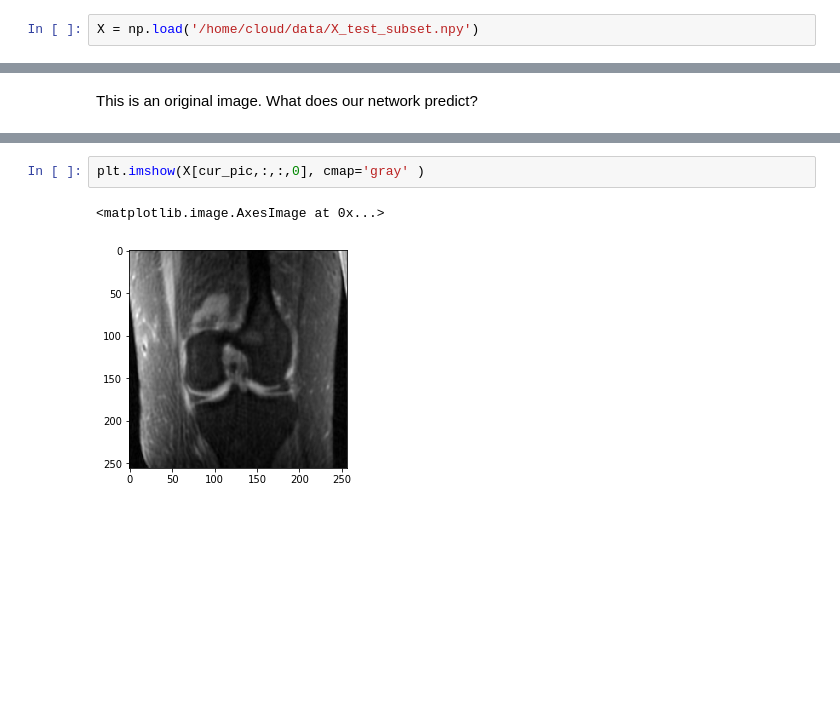
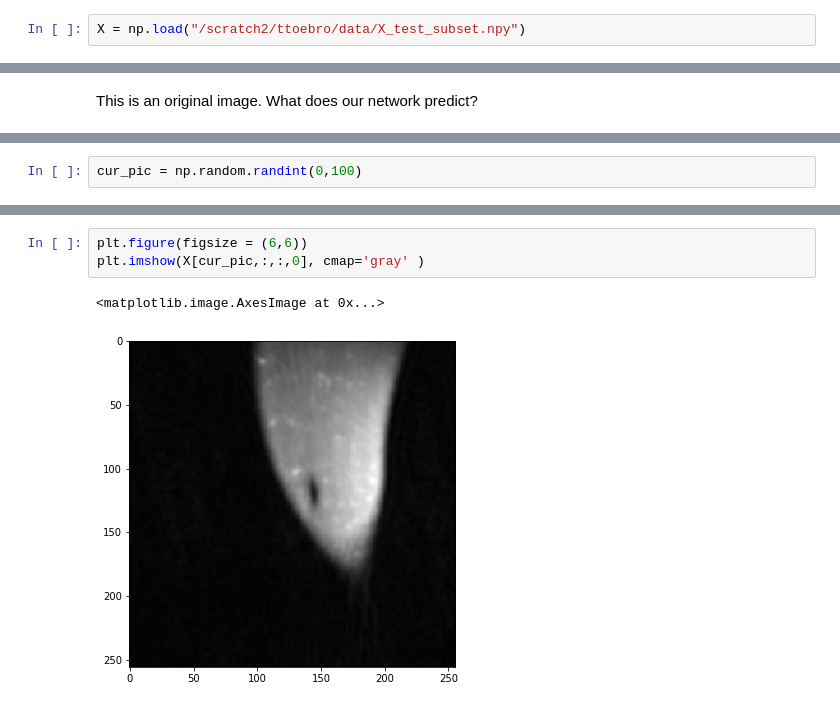
Before and after one commit to titoeb/DeepMRI, a Jupyter notebook: AutoEncoder_evalutate.ipynb, the cells around one changed output, grey strips where cells are left out. Cells and saved outputs as stored; diff of their text form; blank space fills up the shorter version.

```diff
--- a/AutoEncoder_evalutate.ipynb
+++ b/AutoEncoder_evalutate.ipynb
@@ -14,7 +15,7 @@ import datetime
 # %% [markdown]
 I will start by loading two of the images in. Then I will select from the originals each only one. Aftwards, I will select the 500 images in good and bad quality from the two image and create the classification label for it.
 # %%
-X = np.load('/home/cloud/data/X_test_subset.npy')
+X = np.load("/scratch2/ttoebro/data/X_test_subset.npy")
 # %%
 X.shape
 # %% [output]
@@ -189 +188,3 @@ cur_pic = 15
+# %%
+cur_pic = np.random.randint(0,100)
 # %%
@@ -199,5 +202,6 @@ plt.imshow(Y[cur_pic,:,:,0], cmap='gray' )
 # %%
+plt.figure(figsize = (6,6))
 plt.imshow(X[cur_pic,:,:,0], cmap='gray' )
 # %% [output]
 <matplotlib.image.AxesImage at 0x...>
-[figure, old version]
+[figure, new version]
```
Also changed, not shown: parts of 9 cells of this notebook, 6 other files.
